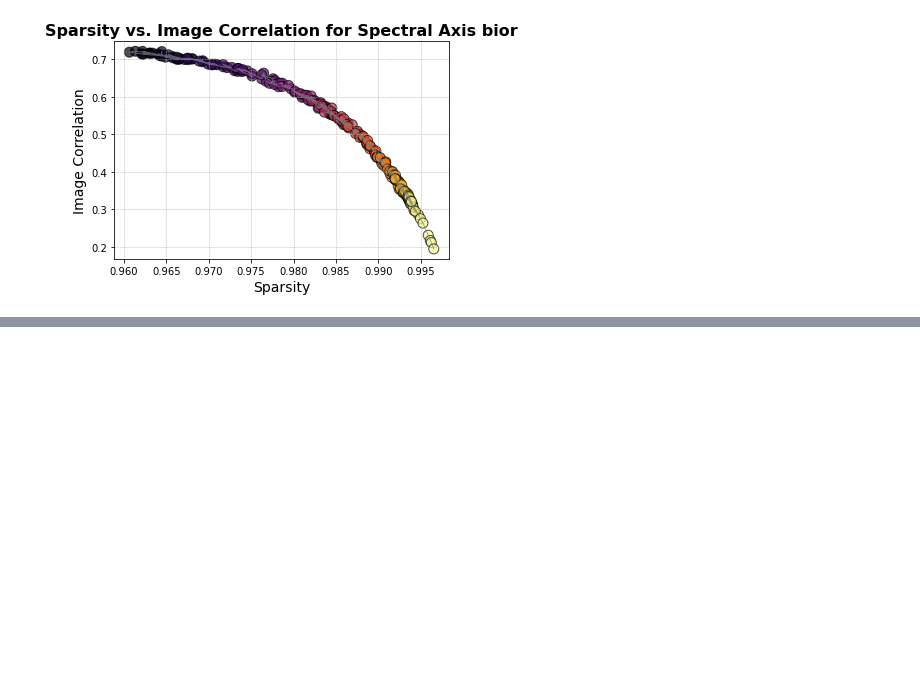
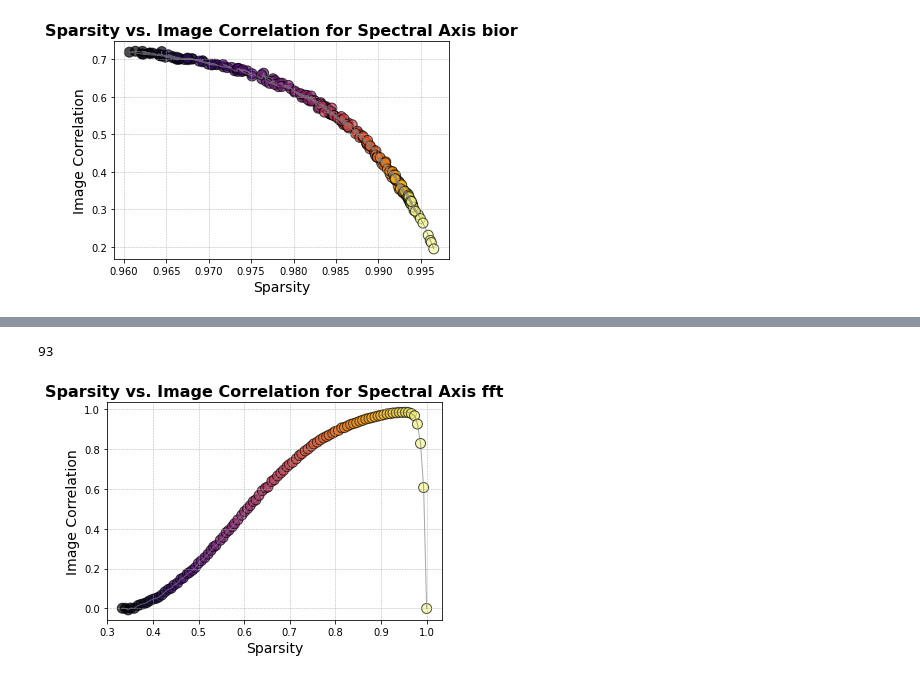
Before and after one commit to JenuC/HASS, a Jupyter notebook: Sparsity_Graphs.ipynb, the cells around one changed output, grey strips where cells are left out. Drawn from its saved outputs; the diff is of its cells as text; code cells hidden in the pictures; blank space fills up the shorter version.

```diff
--- a/Sparsity_Graphs.ipynb
+++ b/Sparsity_Graphs.ipynb
@@ -285,0 +296,15 @@ spectral_plot(cs_s,cs_corr,"bior")
+# %%
+sparsity_spectral = []
+img_corr_spectral = []
+recs = []
+for target in target_sparsity_levels:
+    original = data_set[target]
+    X_reconstructed = fft_compr(original)
+    sparsity_spectral.append(hassCS.gini(original))
+    img_corr_spectral.append(sewar.scc(original,X_reconstructed))
+    recs.append(X_reconstructed)
+spectral_plot(sparsity_spectral,img_corr_spectral,"fft")
+np.argmax(img_corr_spectral)
+# %% [output]
+93
+[figure, added]
```
Also changed, not shown: parts of 8 cells of this notebook.
